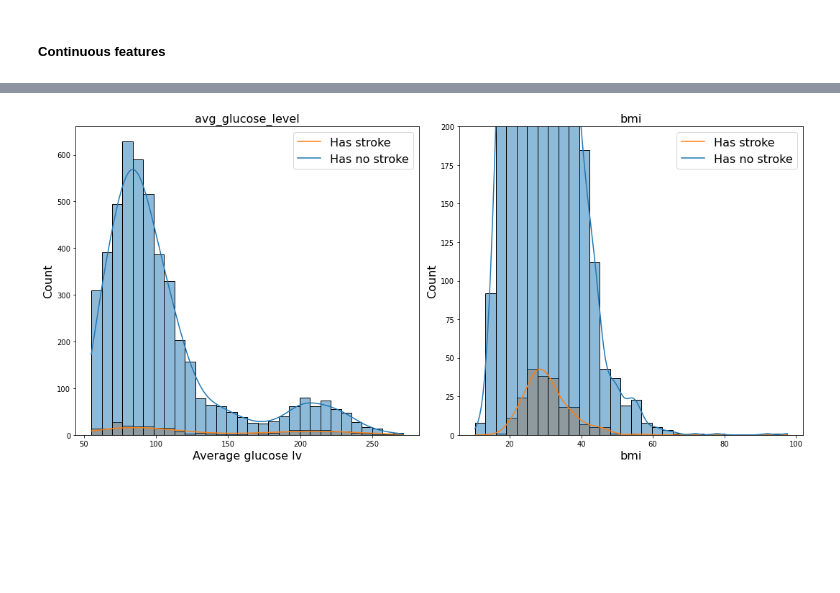
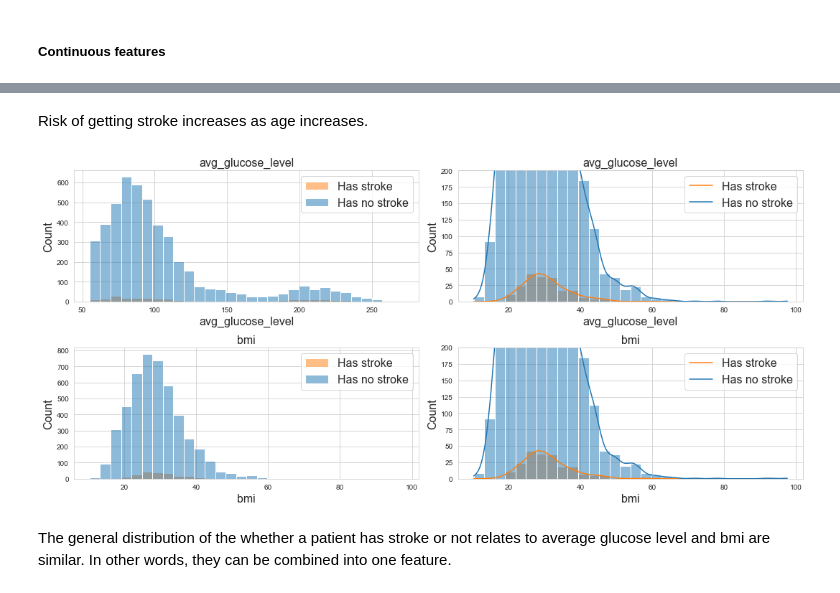
Before and after one commit to PdAlbedo/Stroke_Data_Prediction, a Jupyter notebook: Stroke_Prediction.ipynb, the cells around one changed output, grey strips where cells are left out. Saved outputs shown, nothing was run; the diff lists cells and outputs as text; code cells hidden in the pictures; blank space fills up the shorter version.

```diff
--- a/Stroke_Prediction.ipynb
+++ b/Stroke_Prediction.ipynb
@@ -143 +161,20 @@ A greater percentage of patients over 65 years old have stroke
 So we may divide the age feature into three groups
+# %%
+# Risk of getting stroke along age
+fig = plt.figure(figsize = (10, 5), dpi = 100)
+
+stroke_data['age'] = stroke_data['age'].astype(int)
+
+rate = []
+for i in range(stroke_data['age'].min(), stroke_data['age'].max()):
+    rate.append(stroke_data[stroke_data['age'] < i]['stroke'].sum() / len(stroke_data[stroke_data['age'] < i]['stroke']))
+
+sns.lineplot(data = rate)
+plt.tick_params(axis = 'both', which = 'major', labelsize = 18)
+plt.tick_params(axis = u'both', which = u'both',length = 0)
+plt.title('Risk along ages', fontdict = {'fontsize': 18})
+plt.xlabel('Age', fontdict = {'fontsize': 18})
+plt.ylabel('Percentage', fontdict = {'fontsize': 18})
+
+fig.tight_layout()
+plt.show()
@@ -144,25 +183,30 @@ So we may divide the age feature into three groups
+# %% [markdown]
+Risk of getting stroke increases as age increases.
 # %%
 # Glucose and bmi
 glu_bmi = ['avg_glucose_level', 'bmi']
 
 fig = plt.figure(figsize = (15, 7))
 for i, var in enumerate(glu_bmi):
-    ax1 = fig.add_subplot(1, 2, )
-    sns.histplot(data = stroke_data, x = 'avg_glucose_level', axes = ax1, hue = 'stroke', kde = True, bins = 30)
-    ax1.set_title('avg_glucose_level', fontdict = {'fontsize': 16})
-    ax1.legend(labels = ['Has stroke', 'Has no stroke'], prop = {'size': 16})
-    ax1.set_xlabel('Average glucose lv', fontdict = {'fontsize': 16})
-    ax1.set_ylabel('Count', fontdict = {'fontsize': 16})
+    ax = fig.add_subplot(2, 2, 2 * i + 1)
+    sns.histplot(data = stroke_data, x = var, axes = ax, hue = 'stroke', kde = False, bins = 30)
+    ax.set_title(var, fontdict = {'fontsize': 16})
+    ax.legend(labels = ['Has stroke', 'Has no stroke'], prop = {'size': 16})
+    ax.set_xlabel(var, fontdict = {'fontsize': 16})
+    ax.set_ylabel('Count', fontdict = {'fontsize': 16})
 
-    ax2 = fig.add_subplot(1, 2, 2)
-    sns.histplot(data = stroke_data, x = 'bmi', axes = ax2, hue = 'stroke', kde = True, bins = 30)
-    ax2.set_title('bmi', fontdict = {'fontsize': 16})
-    ax2.legend(labels = ['Has stroke', 'Has no stroke'], prop = {'size': 16})
-    ax2.set_xlabel('bmi', fontdict = {'fontsize': 16})
-    ax2.set_ylabel('Count', fontdict = {'fontsize': 16})
-    ax2.set_ylim([0, 200])
+    ax = fig.add_subplot(2, 2, 2 * i + 2)
+    sns.histplot(data = stroke_data, x = 'bmi', axes = ax, hue = 'stroke', kde = True, bins = 30)
+    ax.set_title(var, fontdict = {'fontsize': 16})
+    ax.legend(labels = ['Has stroke', 'Has no stroke'], prop = {'size': 16})
+    ax.set_xlabel(var, fontdict = {'fontsize': 16})
+    ax.set_ylabel('Count', fontdict = {'fontsize': 16})
+    ax.set_ylim([0, 200])
 
 fig.tight_layout()
 plt.show()
 # %% [output]
-[figure, old version]
+[figure, new version]
+# %% [markdown]
+The general distribution of the whether a patient has stroke or not relates to average glucose level and bmi are similar.
+In other words, they can be combined into one feature.
```
Also changed, not shown: parts of 11 cells of this notebook.
